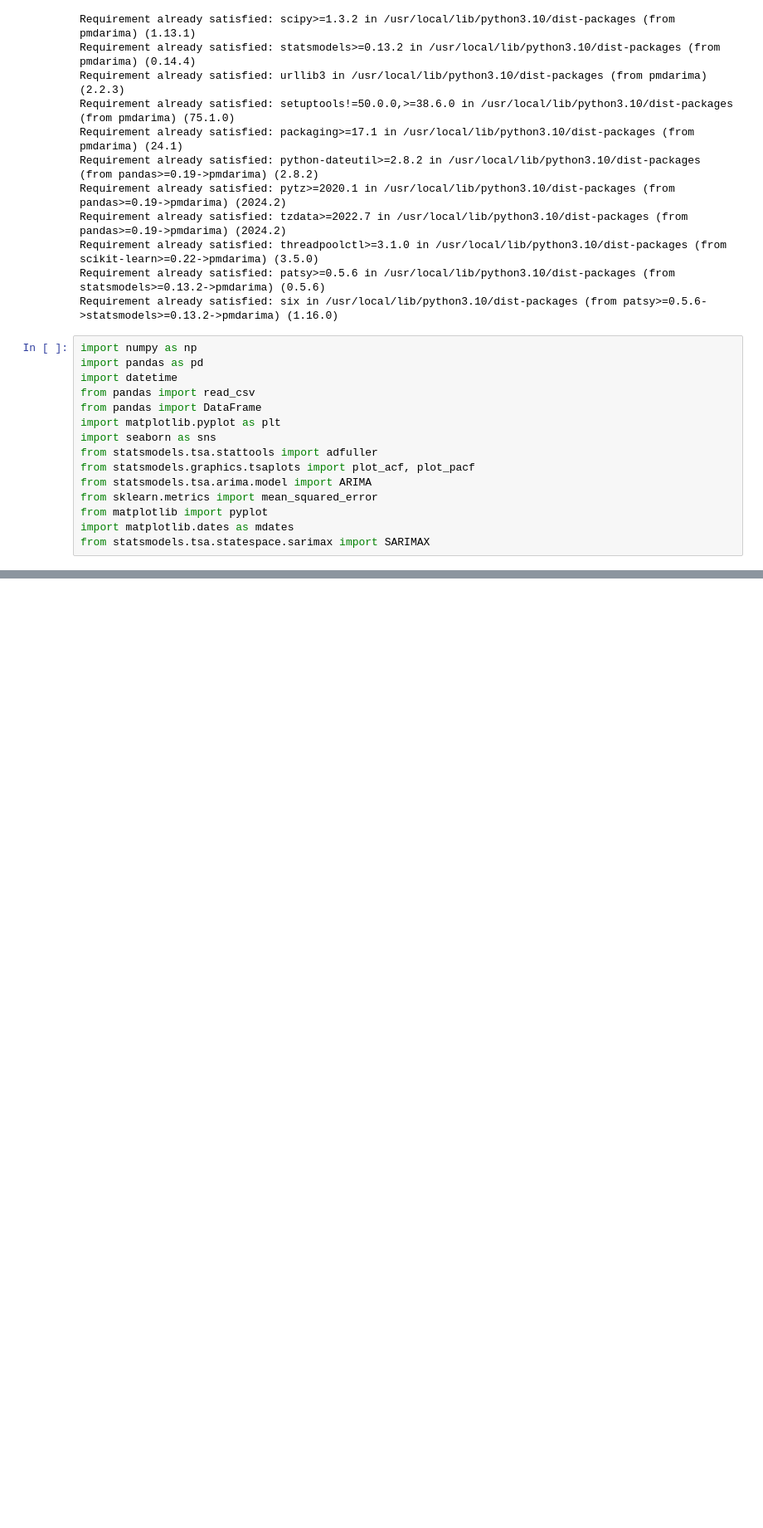
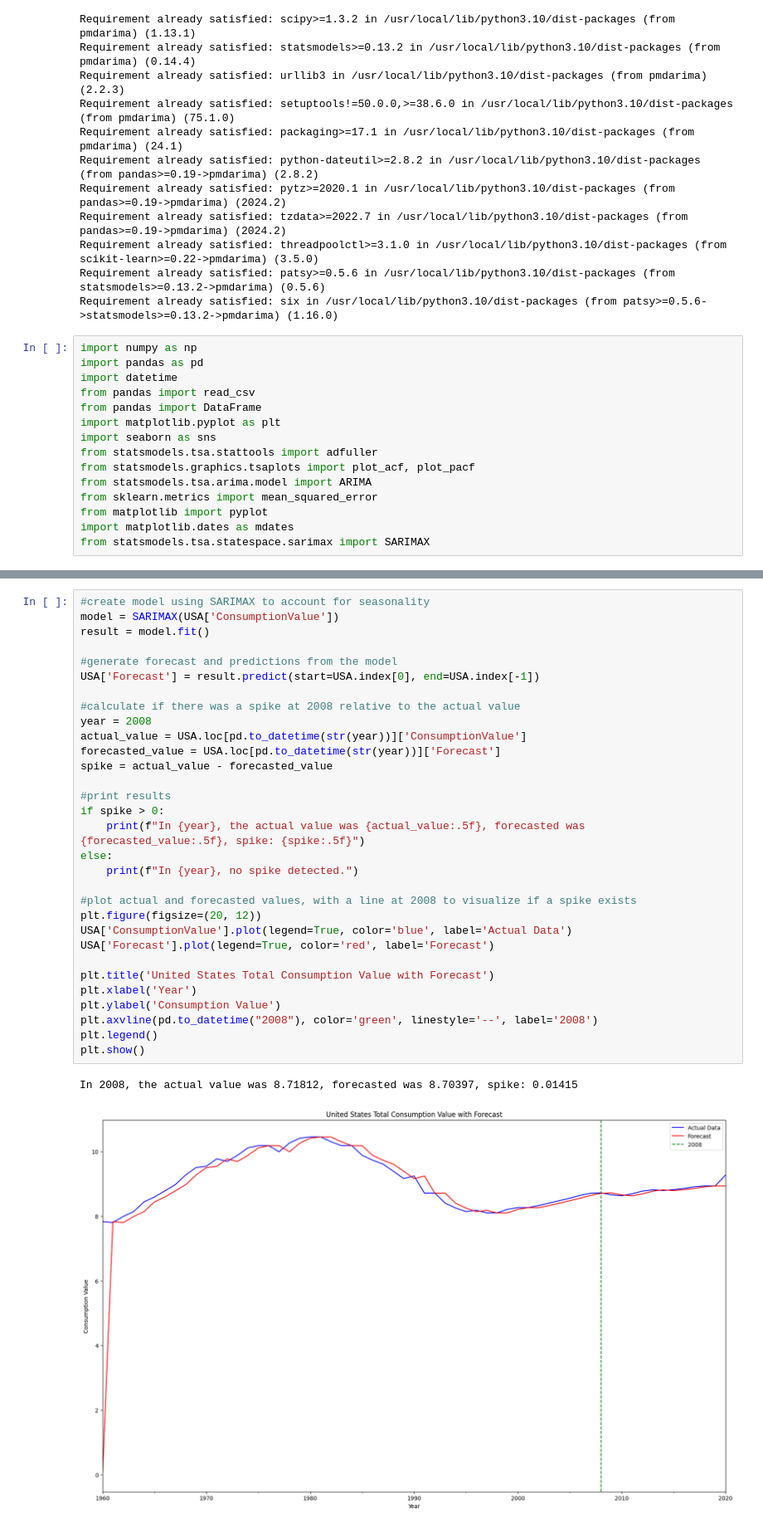
Before and after one commit to henqc/DS4002_CS3, a Jupyter notebook: SCRIPTS/Scripts.ipynb, the cells around one changed output, grey strips where cells are left out. Shown at 83% size. Drawn from its saved outputs; the diff is of its cells as text; blank space fills up the shorter version.

```diff
--- a/SCRIPTS/Scripts.ipynb
+++ b/SCRIPTS/Scripts.ipynb
@@ -386,0 +145,34 @@ In 2008, the actual value was 1.45092, forecasted was 1.42946, spike: 0.02146
+# %%
+#create model using SARIMAX to account for seasonality
+model = SARIMAX(USA['ConsumptionValue'])
+result = model.fit()
+
+#generate forecast and predictions from the model
+USA['Forecast'] = result.predict(start=USA.index[0], end=USA.index[-1])
+
+#calculate if there was a spike at 2008 relative to the actual value
+year = 2008
+actual_value = USA.loc[pd.to_datetime(str(year))]['ConsumptionValue']
+forecasted_value = USA.loc[pd.to_datetime(str(year))]['Forecast']
+spike = actual_value - forecasted_value
+
+#print results
+if spike > 0:
+    print(f"In {year}, the actual value was {actual_value:.5f}, forecasted was {forecasted_value:.5f}, spike: {spike:.5f}")
+else:
+    print(f"In {year}, no spike detected.")
+
+#plot actual and forecasted values, with a line at 2008 to visualize if a spike exists
+plt.figure(figsize=(20, 12))
+USA['ConsumptionValue'].plot(legend=True, color='blue', label='Actual Data')
+USA['Forecast'].plot(legend=True, color='red', label='Forecast')
+
+plt.title('United States Total Consumption Value with Forecast')
+plt.xlabel('Year')
+plt.ylabel('Consumption Value')
+plt.axvline(pd.to_datetime("2008"), color='green', linestyle='--', label='2008')
+plt.legend()
+plt.show()
+# %% [output]
+In 2008, the actual value was 8.71812, forecasted was 8.70397, spike: 0.01415
+[figure, added]
```
Also changed, not shown: parts of 49 cells of this notebook.
